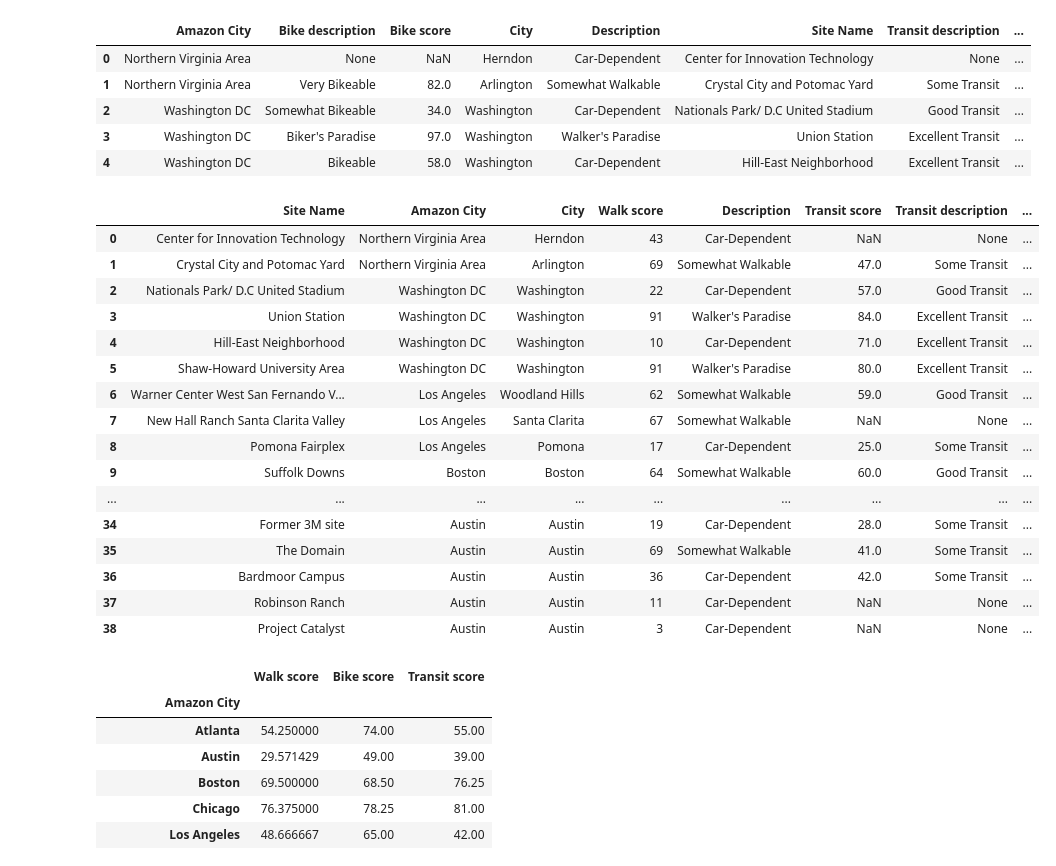
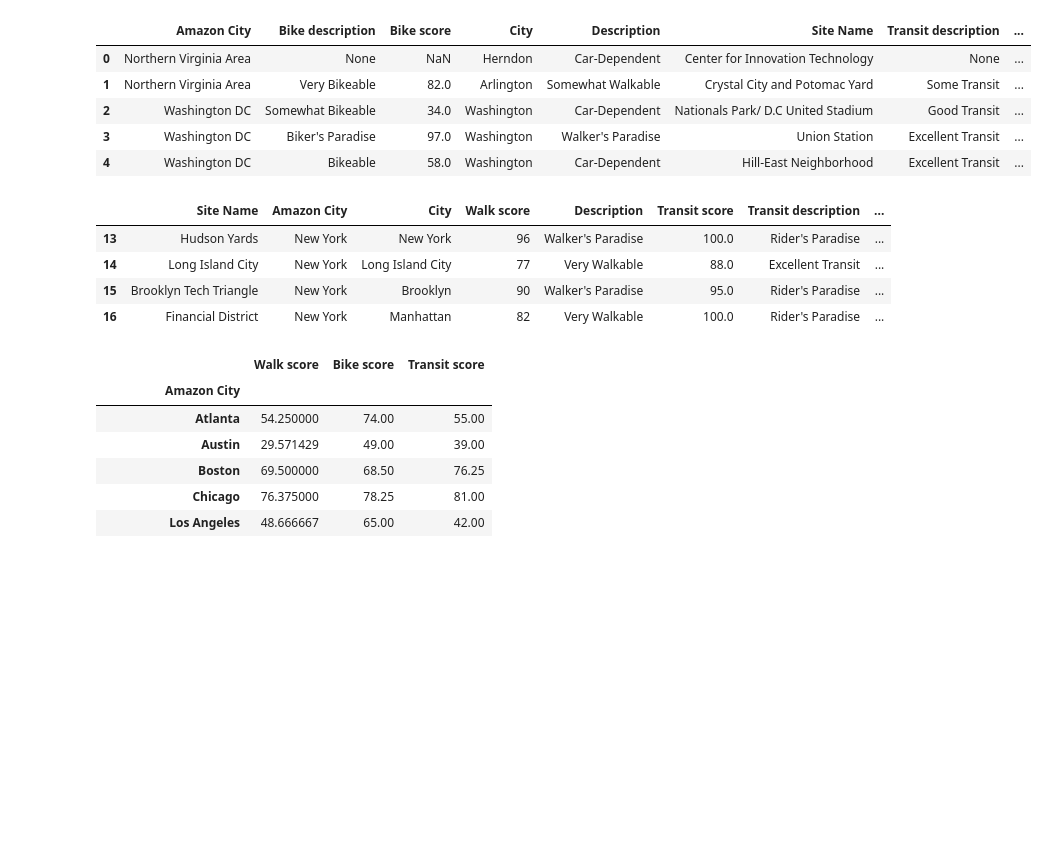
Before and after one commit to indranik/BC_Project1, a Jupyter notebook: Transportation Data - Helen/Walkscore Dataframe - Helen.ipynb, the cells around one changed output. Saved outputs shown, nothing was run; the diff lists cells and outputs as text; code cells hidden in the pictures; blank space fills up the shorter version.

```diff
--- a/Transportation Data - Helen/Walkscore Dataframe - Helen.ipynb
+++ b/Transportation Data - Helen/Walkscore Dataframe - Helen.ipynb
@@ -105,25 +105,13 @@ walkscore_df.head()
 | 4 | Washington DC | Bikeable | 58.0 | Washington | Car-Dependent | Hill-East Neighborhood | Excellent Transit | ... |
 # %%
 walkscore_df = walkscore_df[['Site Name','Amazon City','City','Walk score','Description','Transit score','Transit description','Bike score','Bike description']]
-walkscore_df
+walkscore_df[walkscore_df['Amazon City'] == 'New York']
 # %% [output]
 |  | Site Name | Amazon City | City | Walk score | Description | Transit score | Transit description | ... |
-| 0 | Center for Innovation Technology | Northern Virginia Area | Herndon | 43 | Car-Dependent | NaN | None | ... |
-| 1 | Crystal City and Potomac Yard | Northern Virginia Area | Arlington | 69 | Somewhat Walkable | 47.0 | Some Transit | ... |
-| 2 | Nationals Park/ D.C United Stadium | Washington DC | Washington | 22 | Car-Dependent | 57.0 | Good Transit | ... |
-| 3 | Union Station | Washington DC | Washington | 91 | Walker's Paradise | 84.0 | Excellent Transit | ... |
-| 4 | Hill-East Neighborhood | Washington DC | Washington | 10 | Car-Dependent | 71.0 | Excellent Transit | ... |
-| 5 | Shaw-Howard University Area | Washington DC | Washington | 91 | Walker's Paradise | 80.0 | Excellent Transit | ... |
-| 6 | Warner Center West San Fernando V... | Los Angeles | Woodland Hills | 62 | Somewhat Walkable | 59.0 | Good Transit | ... |
-| 7 | New Hall Ranch Santa Clarita Valley | Los Angeles | Santa Clarita | 67 | Somewhat Walkable | NaN | None | ... |
-| 8 | Pomona Fairplex | Los Angeles | Pomona | 17 | Car-Dependent | 25.0 | Some Transit | ... |
-| 9 | Suffolk Downs | Boston | Boston | 64 | Somewhat Walkable | 60.0 | Good Transit | ... |
-| ... | ... | ... | ... | ... | ... | ... | ... | ... |
-| 34 | Former 3M site | Austin | Austin | 19 | Car-Dependent | 28.0 | Some Transit | ... |
-| 35 | The Domain | Austin | Austin | 69 | Somewhat Walkable | 41.0 | Some Transit | ... |
-| 36 | Bardmoor Campus | Austin | Austin | 36 | Car-Dependent | 42.0 | Some Transit | ... |
-| 37 | Robinson Ranch | Austin | Austin | 11 | Car-Dependent | NaN | None | ... |
-| 38 | Project Catalyst | Austin | Austin | 3 | Car-Dependent | NaN | None | ... |
+| 13 | Hudson Yards | New York | New York | 96 | Walker's Paradise | 100.0 | Rider's Paradise | ... |
+| 14 | Long Island City | New York | Long Island City | 77 | Very Walkable | 88.0 | Excellent Transit | ... |
+| 15 | Brooklyn Tech Triangle | New York | Brooklyn | 90 | Walker's Paradise | 95.0 | Rider's Paradise | ... |
+| 16 | Financial District | New York | Manhattan | 82 | Very Walkable | 100.0 | Rider's Paradise | ... |
 # %%
 amazon_city_group = walkscore_df.groupby(['Amazon City'])
 amazon_city_group_mean = amazon_city_group[['Walk score', 'Bike score', 'Transit score']].mean()
```
Also changed, not shown: parts of 2 cells of this notebook, 4 other files.
